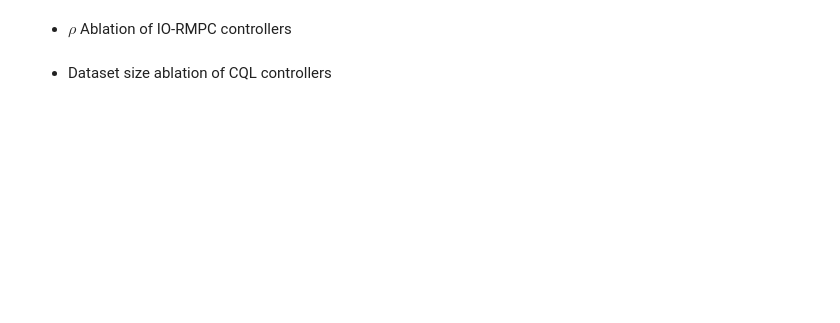
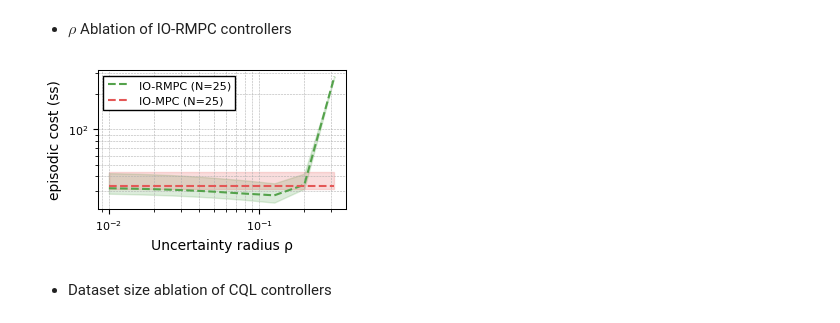
Before and after one commit to TolgaOk/offlineRLviaIO, a Jupyter notebook: examples/quadrotor.ipynb, the cells around one changed output. Cells and saved outputs as stored; diff of their text form; code cells hidden in the pictures; blank space fills up the shorter version.

```diff
--- a/examples/quadrotor.ipynb
+++ b/examples/quadrotor.ipynb
@@ -525,22 +534,24 @@ fig.savefig(f"figure_data/mpc_horizon_ablation.pdf",
 # %%
 fig, axes = tube_figure_plt(
     cost_data={
         "IO-RMPC (N=25)": io_rho_costs,
         "IO-MPC (N=25)": {rho: io_costs for rho in io_rho_costs.keys()},
     },
     color_list=["#54A24B","#E45756"],
     log_xaxis=True,
     log_yaxis=True,
     x_label="Uncertainty radius ρ",
     y_label="episodic cost (ss)",
     percentiles=(40, 60),
     figsize=(3.20, 1.80),
-    fontsize=11,
+    fontsize=10,
 )
 axes.yaxis.set_minor_locator(tck.LogLocator(base=10, subs="auto"))
 axes.yaxis.set_major_formatter(tck.LogFormatterMathtext())
 
 fig.savefig(f"figure_data/rho_ablation.pdf", format="pdf", bbox_inches="tight")
+# %% [output]
+[figure, added]
 # %% [markdown]
 - Dataset size ablation of CQL controllers
 # %%
```
Also changed, not shown: parts of 7 cells of this notebook, 1 other file.
